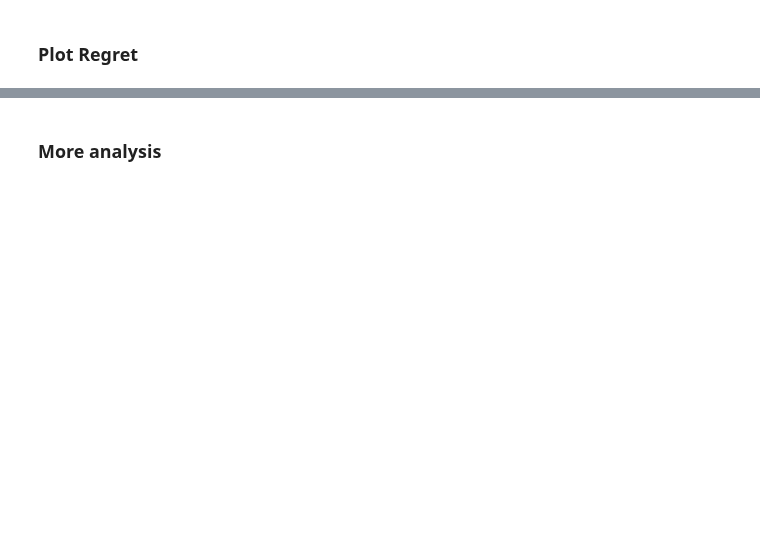
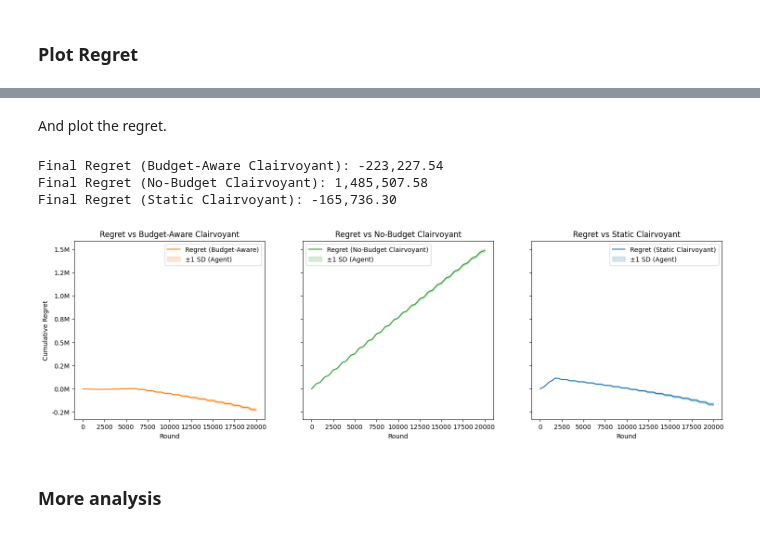
Before and after one commit to peetceenatoo/online-learning, a Jupyter notebook: R3.ipynb, the cells around one changed output, grey strips where cells are left out. Cells and saved outputs as stored; diff of their text form; code cells hidden in the pictures; blank space fills up the shorter version.

```diff
--- a/R3.ipynb
+++ b/R3.ipynb
@@ -87,7 +88,7 @@ class PricingEnvironmentSingleProductDriftingMean(Environment):
 
 N = 1                     # Number of products (unused in this version)
 T = 20000                 # Time horizon (number of rounds)
-n_trials = 10             # Number of independent trials for averaging
+n_trials = 5              # Number of independent trials for averaging
 
 # --- Pricing Grid and Product Info ---
 
@@ -105,6 +106,7 @@ assert cost < initial_value , "Cost must be less than value"
 # --- Market and Inventory Parameters ---
 
 B = 120000 * N                          # Total inventory available (seller capacity)
+rho = B/T
 
 amplitude = 2.0
 period = 1000
@@ -122,3 +124,7 @@ zoom_end_mini = 200         # Show only up to 200 rounds in mini plots
 zoom_end = 2 * period       # Show only up to 2 periods
 zoom_end_5 = 5000           # Start zooming 5k rounds
 s = 30                      # random seed
+
+# --- Formatter for Millions in the plots---
+def millions_formatter(x, pos):
+    return f'{x / 1e6:.1f}M'
@@ -124,0 +133,12 @@ s = 30                      # random seed
+# %%
+def compute_expected_profit_bound(prices, cost, buyers_per_round, initial_value, std_valuation):
+    max_expected_profit = 0
+    for p in prices:
+        prob_buy = 1 - norm.cdf(p, loc=initial_value, scale=std_valuation)
+        expected_sales = prob_buy * buyers_per_round
+        profit = expected_sales * (p - cost)
+        if profit > max_expected_profit:
+            max_expected_profit = profit
+    return max_expected_profit
+
+print("Starting upperbound for agent's lambda: ", float(compute_expected_profit_bound(P, cost, buyers_per_round, initial_value, std_valuation)) / rho)
@@ -454,3 +418,45 @@ NameError: name 'cumulative_cost' is not defined
+# %% [markdown]
+And plot the regret.
+# %%
+# --- Compute regrets ---
+regret_budget_aware = np.array(arm_stats[best_arm]["cum_rewards"]) - mean_cum_util
+regret_nobudget = np.array(clairvoyant_nobudget_cum_rewards) - mean_cum_util
+regret_static = static_clairvoyant_cum_rewards - mean_cum_util
+
+print(f"Final Regret (Budget-Aware Clairvoyant): {regret_budget_aware[-1]:,.2f}")
+print(f"Final Regret (No-Budget Clairvoyant): {regret_nobudget[-1]:,.2f}")
+print(f"Final Regret (Static Clairvoyant): {regret_static[-1]:,.2f}")
+
+# --- Plot grid ---
+fig, axs = plt.subplots(1, 3, figsize=(18, 5), sharey=True)
+
+# --- Budget-Aware Clairvoyant ---
+axs[0].plot(regret_budget_aware, color="tab:orange", label="Regret (Budget-Aware)")
+axs[0].fill_between(np.arange(T), regret_budget_aware - std_cum_util, regret_budget_aware + std_cum_util, color="tab:orange", alpha=0.2, label="±1 SD (Agent)")
+axs[0].set_title("Regret vs Budget-Aware Clairvoyant")
+axs[0].set_xlabel("Round")
+axs[0].set_ylabel("Cumulative Regret")
+axs[0].yaxis.set_major_formatter(matplotlib.ticker.FuncFormatter(millions_formatter))
+axs[0].legend()
+
+# --- No-Budget Clairvoyant ---
+axs[1].plot(regret_nobudget, color="tab:green", label="Regret (No-Budget Clairvoyant)")
+axs[1].fill_between(np.arange(T), regret_nobudget - std_cum_util, regret_nobudget + std_cum_util, color="tab:green", alpha=0.2, label="±1 SD (Agent)")
+axs[1].set_title("Regret vs No-Budget Clairvoyant")
+axs[1].set_xlabel("Round")
+axs[1].legend()
+
+# --- Static Clairvoyant ---
+axs[2].plot(regret_static, color="tab:blue", label="Regret (Static Clairvoyant)")
+axs[2].fill_between(np.arange(T), regret_static - std_cum_util, regret_static + std_cum_util, color="tab:blue", alpha=0.2, label="±1 SD (Agent)")
+axs[2].set_title("Regret vs Static Clairvoyant")
+axs[2].set_xlabel("Round")
+_ = axs[2].legend()
+# %% [output]
+Final Regret (Budget-Aware Clairvoyant): -223,227.54
+Final Regret (No-Budget Clairvoyant): 1,485,507.58
+Final Regret (Static Clairvoyant): -165,736.30
+[figure, added]
 # %% [markdown]
 ### More analysis
 # %% [markdown]
```
Also changed, not shown: parts of 22 cells of this notebook, 1 other file.
